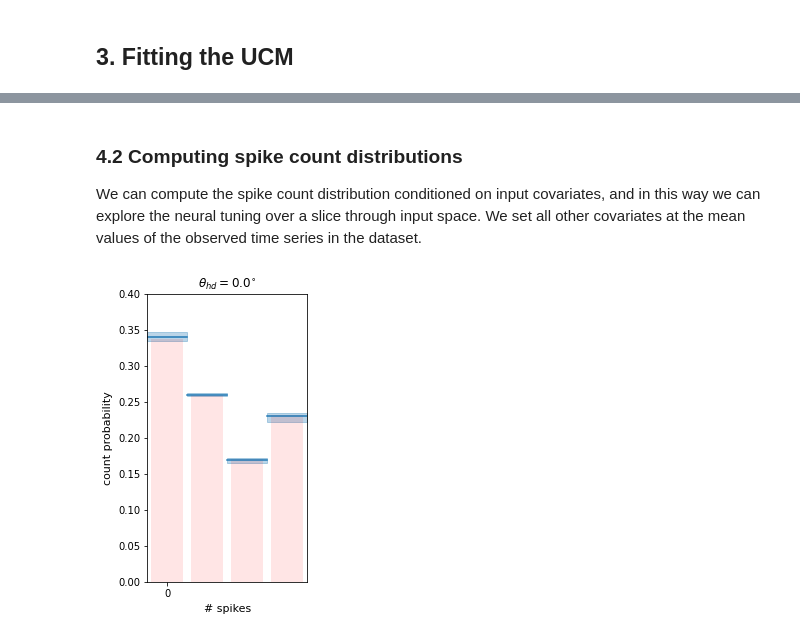
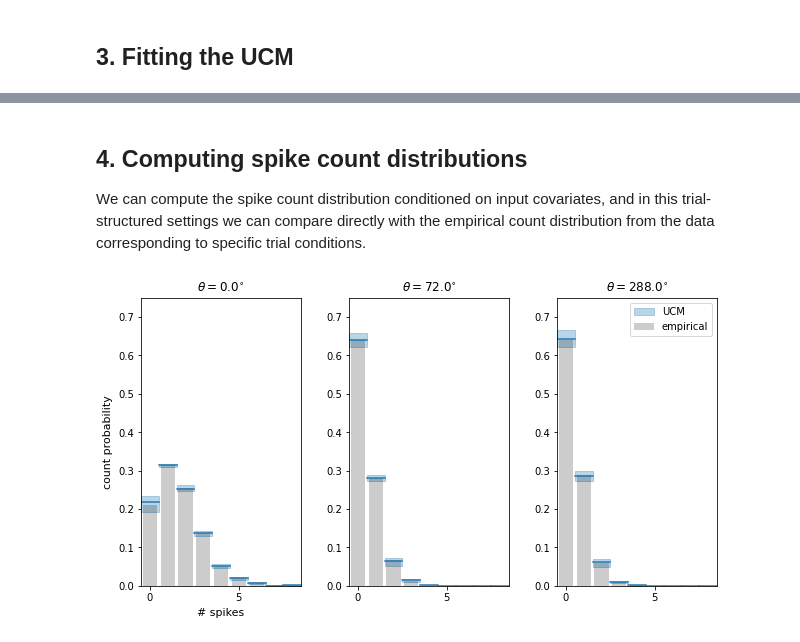
Before and after one commit to davindicode/universal-count-model, a Jupyter notebook: examples/spike_count_trials_regression.ipynb, the cells around one changed output, grey strips where cells are left out. Saved outputs shown, nothing was run; the diff lists cells and outputs as text; code cells hidden in the pictures.

```diff
--- a/examples/spike_count_trials_regression.ipynb
+++ b/examples/spike_count_trials_regression.ipynb
@@ -54,7 +54,7 @@ for c in range(conds):
         angle_tr[c, tr, :] = angles[c]
 # %%
 tbin = 0.05
-neurons = 50
+neurons = 2
 rng = np.random.default_rng(123)  # seed RNG
 
 # von Mises fields
@@ -75,7 +75,7 @@ vm_rate = lambda x: HDC_bumps(x, p_a, p_b, p_c, p_z)
 vm_disp = lambda x: HDC_bumps(x, _rate_0, 1e6 * np.ones_like(1./_beta), _b, _angle_0)
 # %%
 steps = 1000
-show_neurons = [0, 1, 2]
+show_neurons = [0, 1]
 covariates = np.linspace(0, 2*np.pi, steps)
 
 rate = vm_rate(covariates)
@@ -117,11 +117,3 @@ r_t = vm_disp(angle_t)
 syn_train = gen_NB(rng, rate_t*tbin, r_t)
 max_count = syn_train.max()
 syn_train_tr = syn_train.reshape(neurons, conds, trials, trial_len)
-# %%
-T = 100
-
-fig, ax = plt.subplots(figsize=(8,4))
-utils.plots.raster_plot((fig, ax), syn_train[:, :T], T, tbin*1000, neurons, markersize=10)
-utils.plots.decorate_ax(ax, xlabel='time (ms)', ylabel='neuron')
-
-plt.show()
@@ -259,15 +205,0 @@ We can obtain the Kolmogorov-Smirnov test statistic $T_{KS}$, and the dispersion
-# %%
-T_DS_bn = []
-T_KS_bn = []
-for qq in q:
-    T_DS, T_KS, sign_DS, sign_KS, p_DS, p_KS = utils.stats.KS_statistics(qq, alpha=0.05, alpha_s=0.05)
-    T_DS_bn.append(T_DS)
-    T_KS_bn.append(T_KS)
-
-T_DS_bn = np.array(T_DS_bn)  # (neurons,)
-T_KS_bn = np.array(T_KS_bn)
-
-
-x = np.linspace(0, 0.05, 100)
-bins = np.linspace(0, 0.05, 50)
-f = utils.stats.KS_sampling_dist(x, len(q[0]))
@@ -280,8 +206,8 @@ plt.show()
 # %% [markdown]
-<a id='SCD'></a>
-### 4.2 Computing spike count distributions
+<a id='eval'></a>
+## 4. Computing spike count distributions
 
-We can compute the spike count distribution conditioned on input covariates, and in this way we can explore the neural tuning over a slice through input space. We set all other covariates at the mean values of the observed time series in the dataset.
+We can compute the spike count distribution conditioned on input covariates, and in this trial-structured settings we can compare directly with the empirical count distribution from the data corresponding to specific trial conditions.
 # %%
 covariates = torch.from_numpy(angles)[None, None, :, None]  # (tr, neurons, steps, covariate dims)
 
@@ -297,7 +223,7 @@ rate = vm_rate(angles)
 r = vm_disp(angles)
 # %%
 ne = 0  # select neuron to plot
-
+conds_plot = [0, 1, 4]
 
 fig = plt.figure(figsize=(8, 4))
 widths = [1, 1, 1]
@@ -307,39 +233,40 @@ spec = fig.add_gridspec(ncols=len(widths), nrows=len(heights), width_ratios=widt
                         height_ratios=heights, top=1., bottom=0.0,
                         left=0., right=1., wspace=0.3)
 
-for en, cond_ind in enumerate([0]):
+for en, cond_ind in enumerate(conds_plot):
     ax = fig.add_subplot(spec[0, en])
     ang = angles[cond_ind]
 
     # true count distribution
     bins = np.arange(max_count+1)
     gt_P = utils.stats.nb_count_prob(
         bins, rate[ne, cond_ind], 1/r[ne, cond_ind], tbin)
     emp_P, _ = np.histogram(syn_train_tr[ne, cond_ind].flatten(),
                             bins=np.arange(max_count+2), density=True)
 
-    ax.set_title(r'$\theta_{hd} = $' + '{:.1f}'.format(ang / np.pi * 180) + r'$^{\circ}$')
+    ax.set_title(r'$\theta = $' + '{:.1f}'.format(ang / np.pi * 180) + r'$^{\circ}$')
     for k in range(max_count+1):
         XX_ = np.linspace(k-0.5, k+0.5, 2)
         YY_ = np.ones(2) * median.numpy()[ne, cond_ind, k]
         YY_l = np.ones(2) * lower.numpy()[ne, cond_ind, k]
         YY_u = np.ones(2) * upper.numpy()[ne, cond_ind, k]
         line, = ax.plot(XX_, YY_, c='tab:blue', alpha=1.)
         ax.fill_between(XX_, YY_l,
-            YY_u, color=line.get_color(), alpha=0.3)
+            YY_u, color=line.get_color(), alpha=0.3, label='UCM' if k == 0 else None)
 
-        ax.bar(XX_[0]+0.5, gt_P[k], color='k', alpha=0.1)
-        ax.bar(XX_[0]+0.5, emp_P[k], color='r', alpha=0.1)
+        ax.bar(XX_[0]+0.5, emp_P[k], color='k', alpha=0.2, label='empirical' if k == 0 else None)
 
+    if en == 2:
+        ax.legend()
 
     ax.set_xlim([-0.5, max_count+.5])
-    ax.set_ylim(0, 0.4)
+    ax.set_ylim(0, .75)
     ax.set_xticks(np.arange(max_count+1)[::5])
 
     if en == 0:
         ax.set_ylabel('count probability', fontsize=11, labelpad=5)
         ax.set_xlabel('# spikes', labelpad=5, fontsize=11)
 
 plt.show()
 # %% [output]
-[figure, old version]
+[figure, new version]
```
Also changed, not shown: parts of 13 cells of this notebook, 8 other files.
